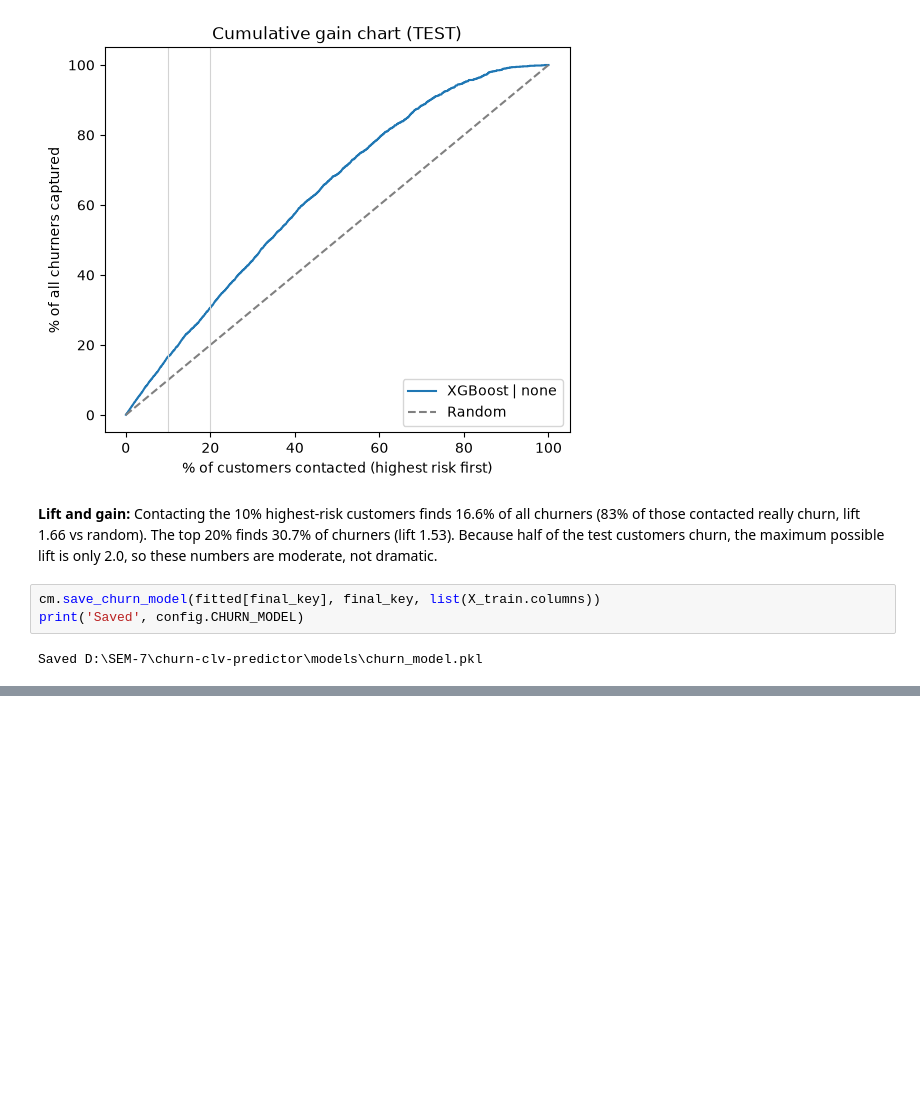
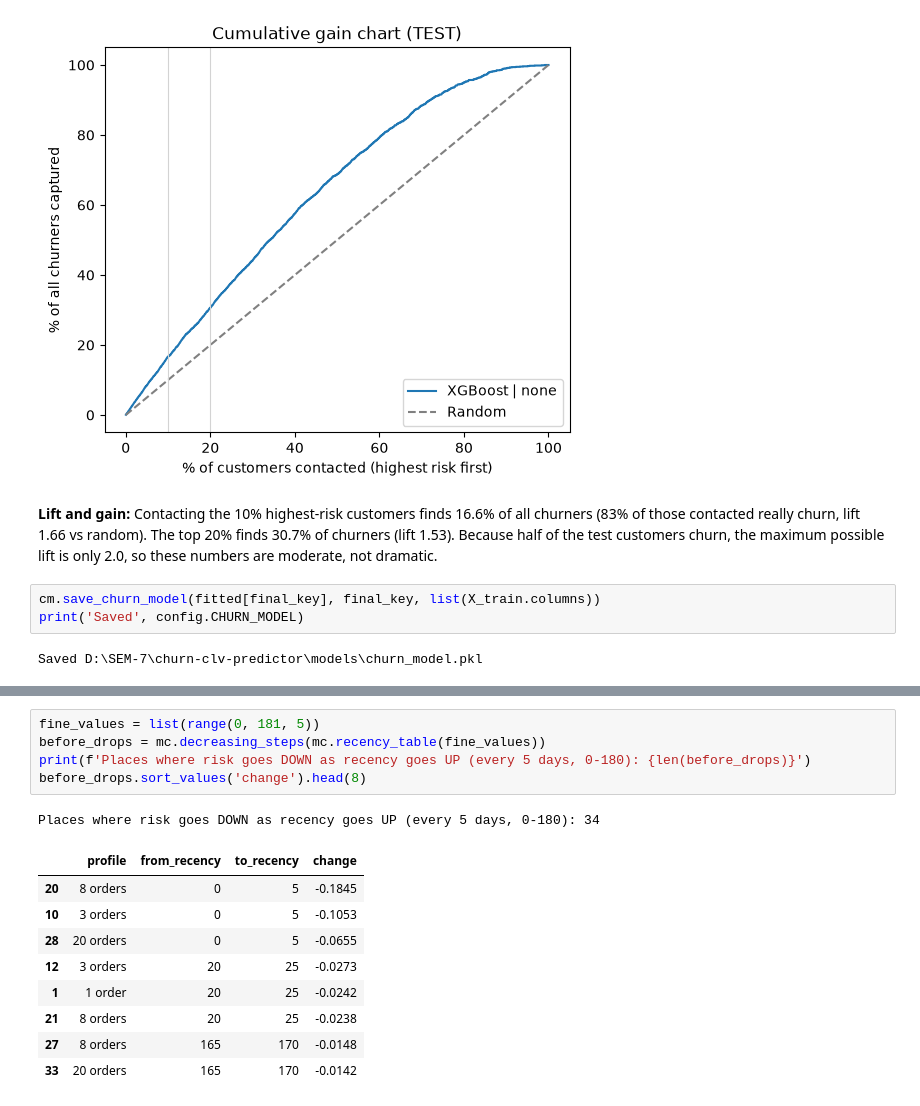
Before and after one commit to Muskan15-debug/ML-project, a Jupyter notebook: notebooks/04_imbalance_and_models.ipynb, the cells around one changed output, grey strips where cells are left out. Drawn from its saved outputs; the diff is of its cells as text; blank space fills up the shorter version.

```diff
--- a/notebooks/04_imbalance_and_models.ipynb
+++ b/notebooks/04_imbalance_and_models.ipynb
@@ -167,0 +192,16 @@ Saved D:\SEM-7\churn-clv-predictor\models\churn_model.pkl
+# %%
+fine_values = list(range(0, 181, 5))
+before_drops = mc.decreasing_steps(mc.recency_table(fine_values))
+print(f'Places where risk goes DOWN as recency goes UP (every 5 days, 0-180): {len(before_drops)}')
+before_drops.sort_values('change').head(8)
+# %% [output]
+Places where risk goes DOWN as recency goes UP (every 5 days, 0-180): 34
+|  | profile | from_recency | to_recency | change |
+| 20 | 8 orders | 0 | 5 | -0.1845 |
+| 10 | 3 orders | 0 | 5 | -0.1053 |
+| 28 | 20 orders | 0 | 5 | -0.0655 |
+| 12 | 3 orders | 20 | 25 | -0.0273 |
+| 1 | 1 order | 20 | 25 | -0.0242 |
+| 21 | 8 orders | 20 | 25 | -0.0238 |
+| 27 | 8 orders | 165 | 170 | -0.0148 |
+| 33 | 20 orders | 165 | 170 | -0.0142 |
```
Also changed, not shown: parts of 9 cells of this notebook, 31 other files.
